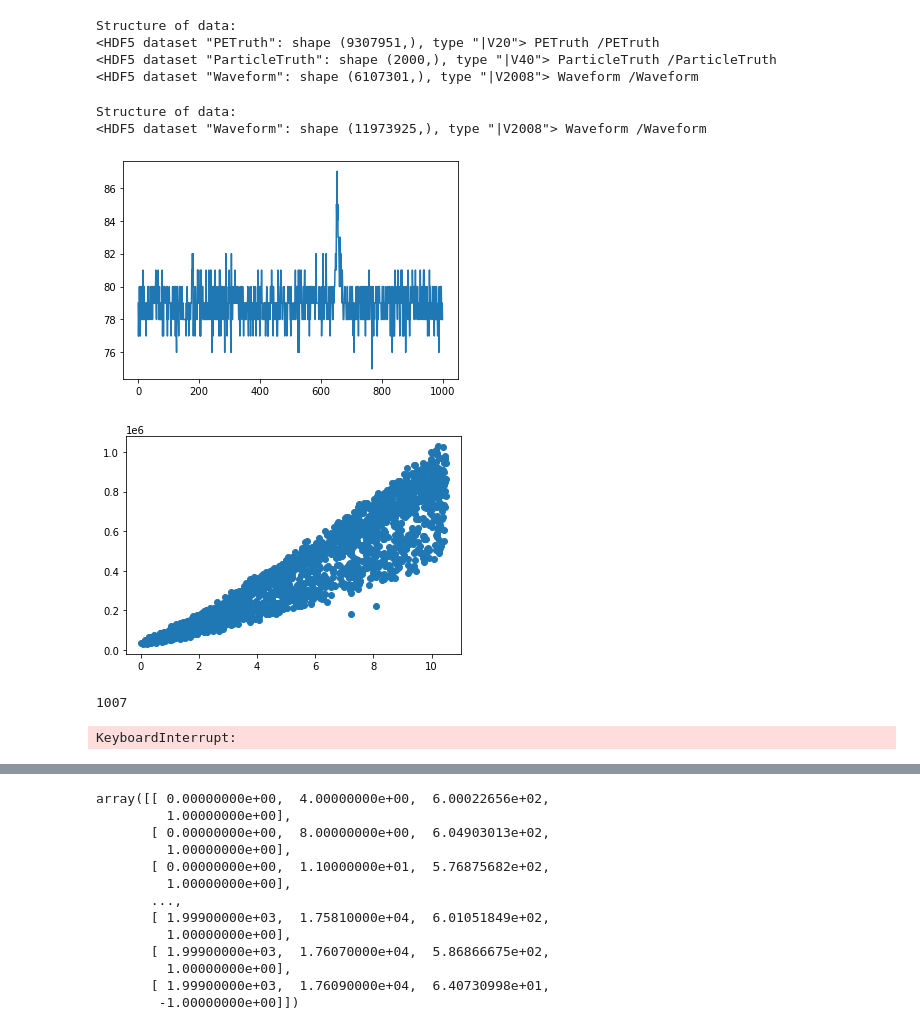
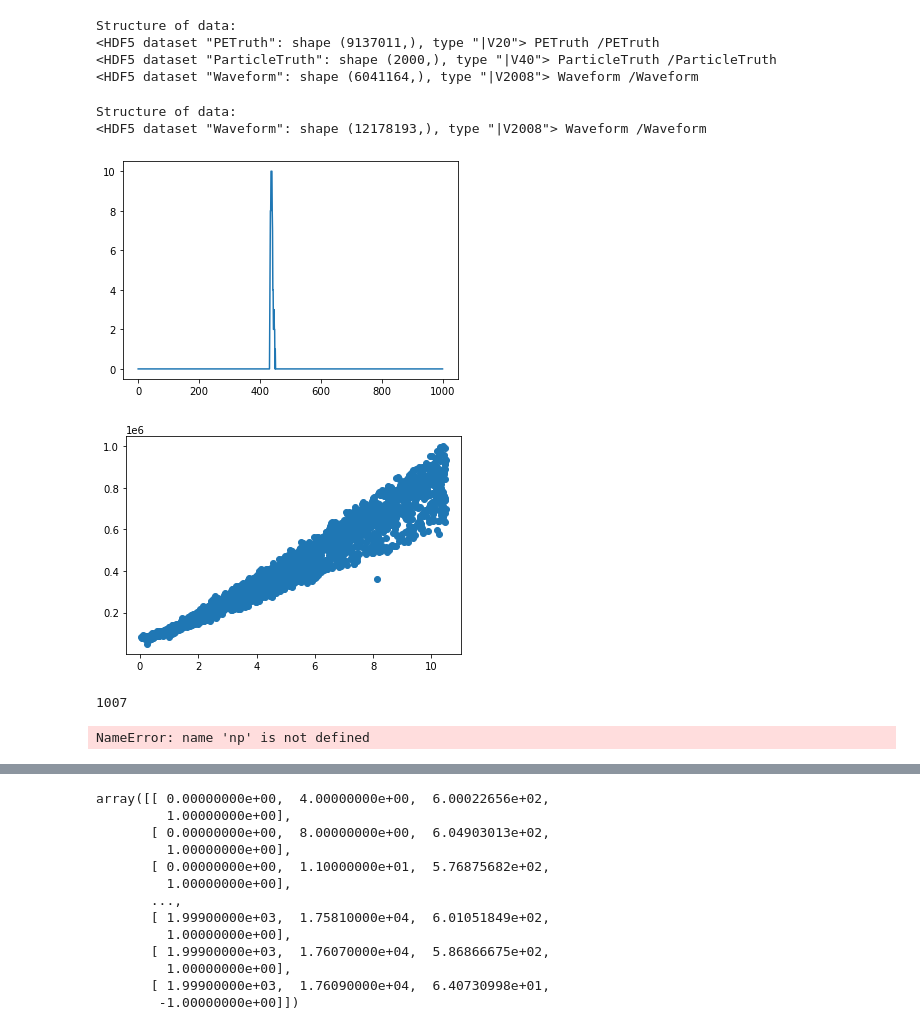
Before and after one commit to haimengzhao/juno-reconstruction, a Jupyter notebook: model.ipynb, the cells around one changed output, grey strips where cells are left out. Saved outputs shown, nothing was run; the diff lists cells and outputs as text; code cells hidden in the pictures.

```diff
--- a/model.ipynb
+++ b/model.ipynb
@@ -24,23 +24,23 @@ def tkeo(arr):
     tkeo[:, 0], tkeo[:, -1] = tkeo[:, 1], tkeo[:, -2]
     return(tkeo)
 # %%
-testpath = "../data/final-problem.h5"
-trainpath = "../data/final-3.h5"
-geopath = "../data/geonew.h5"
+testpath = "./data/final.h5"
+trainpath = "./data/final-2.h5"
+geopath = "./data/geo.h5"
 # %%
 trainPET, trainWF, trainPT = loadData(trainpath, 'PT')
 # %% [output]
 Structure of data:
-<HDF5 dataset "PETruth": shape (9307951,), type "|V20"> PETruth /PETruth
+<HDF5 dataset "PETruth": shape (9137011,), type "|V20"> PETruth /PETruth
 <HDF5 dataset "ParticleTruth": shape (2000,), type "|V40"> ParticleTruth /ParticleTruth
-<HDF5 dataset "Waveform": shape (6107301,), type "|V2008"> Waveform /Waveform
+<HDF5 dataset "Waveform": shape (6041164,), type "|V2008"> Waveform /Waveform
 # %%
 testWF = loadData(testpath, 'test')
 # %% [output]
 Structure of data:
-<HDF5 dataset "Waveform": shape (11973925,), type "|V2008"> Waveform /Waveform
+<HDF5 dataset "Waveform": shape (12178193,), type "|V2008"> Waveform /Waveform
 # %%
-e_tru, i_tru = np.unique(trainPET[:, 0], return_index=True)
+e_tru, i_tru = np.unique(trainPET['EventID'], return_index=True)
 i_tru = np.append(i_tru, len(trainPET))
 # e_tru_m1, i_tru_m1 = np.unique(trainPET[trainPET[:, -1]==-1][:, 0], return_index=True)
 # i_tru_m1 = np.append(i_tru_m1, len(trainPET[trainPET[:, -1]==-1]))
@@ -55,33 +55,34 @@ numPET = np.diff(i_tru)
 # numPET0 = np.diff(i_tru_0)
 # numPET1 = np.diff(i_tru_1)
 numPEW = np.diff(j_tru)
-invTrainWF = 1000-trainWF['Waveform']
+invTrainWF = np.where(trainWF['Waveform'] < 918, 918-trainWF['Waveform'], 0)
 # %%
 plt.plot(range(1000), invTrainWF[3085225])
 plt.show()
 # %% [output]
-[figure, old version]
+[figure, new version]
 # %%
-thres = 300
-intWF = np.array([])
+# thres = 300
+intWF = np.empty(2000)
 numFiltered = np.array([])
-for arr in tqdm(np.split(invTrainWF, j_tru[1:-1])):
+for index, arr in enumerate(tqdm(np.split(invTrainWF, j_tru[1:-1]))):
 
-    arr = wavelet_denoising(arr)
+    # arr = wavelet_denoising(arr)
 
-    head = np.mean(arr[:, :100], axis=1)
-    tail = np.mean(arr[:, -100:], axis=1)
-    base = np.minimum(head, tail)
-    intpWF = np.sum(arr, axis=1)-tail*1000
-    filtered = np.maximum(intpWF, thres)
-    numFiltered = np.sum(filtered==thres)
-    intWF = np.append(intWF, np.sum(filtered)-numFiltered*thres)
+    # head = np.mean(arr[:, :100], axis=1)
+    # tail = np.mean(arr[:, -100:], axis=1)
+    # base = np.minimum(head, tail)
+    # intpWF = np.sum(arr, axis=1)-tail*1000
+    # filtered = np.maximum(intpWF, thres)
+    # numFiltered = np.sum(filtered==thres)
+    # intWF = np.append(intWF, np.sum(filtered)-numFiltered*thres)
+    intWF[index] = np.sum(arr)
 # %%
-plt.scatter(trainPT[:, -2], intWF)
+plt.scatter(trainPT['p'], intWF)
 #plt.plot(trainPT[:, -2], numPEW*4)
 plt.show()
 # %% [output]
-[figure, old version]
+[figure, new version]
 # %%
 np.argmax(np.abs(trainPT[:, -2]-8.09464696)<0.001)
 # %% [output]
@@ -95,14 +96,14 @@ intTKEOWF = np.array([])
 for arr in tqdm(np.split(invTrainWF, j_tru[1:-1])):
     intTKEOWF = np.append(intTKEOWF, np.sum(tkeo(arr)))
 # %%
-intWFt = np.array([])
-for arr in tqdm(np.split(invTrainWF, j_tru[1:-1])):
-    intWFt = np.append(intWFt, np.sum(arr*(np.arange(1000)+1))-np.sum(np.mean(arr[:, -20:], axis=1)*1000*999/2))
+intWFt = np.empty(2000)
+for index, arr in enumerate(tqdm(np.split(invTrainWF, j_tru[1:-1]))):
+    intWFt[index] = np.sum(arr*(np.arange(1000)+1))-np.sum(np.mean(arr[:, -20:], axis=1)*1000*999/2)
-# %% [output]
-KeyboardInterrupt:
 # %%
 w_test, j_test = np.unique(testWF['EventID'], return_index=True)
 j_test = np.append(j_test, len(testWF))
 numPEWtest = np.diff(j_test)
-invTestWF = 1000-testWF['Waveform']
+invTestWF = np.where(testWF['Waveform'] < 918, 918-testWF['Waveform'], 0)
+# %% [output]
+NameError: name 'np' is not defined
 # %%
```
Also changed, not shown: parts of 11 cells of this notebook, 4 other files.
